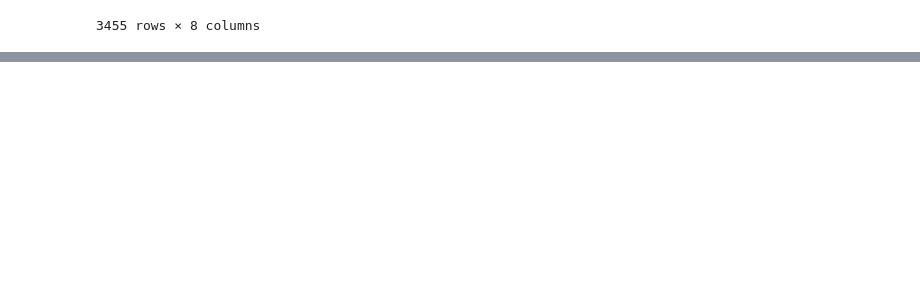
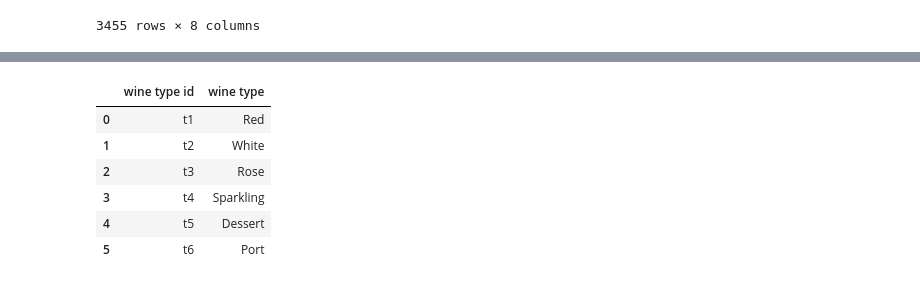
Before and after one commit to SantDRS/G3_Project3, a Jupyter notebook: starterCode.ipynb, the cells around one changed output, grey strips where cells are left out. Drawn from its saved outputs; the diff is of its cells as text; code cells hidden in the pictures; blank space fills up the shorter version.

```diff
--- a/starterCode.ipynb
+++ b/starterCode.ipynb
@@ -236,0 +276,13 @@ array(['Red', 'White', 'Rose', 'Sparkling', 'Dessert', 'Port'],
+# %%
+# creating a wineType_df
+wineTypeID = ['t'+str(id+1) for id in range(len(wineTypeList))]
+wineType_df = pd.DataFrame({'wine type id':wineTypeID,'wine type':wineTypeList})
+wineType_df
+# %% [output]
+|  | wine type id | wine type |
+| 0 | t1 | Red |
+| 1 | t2 | White |
+| 2 | t3 | Rose |
+| 3 | t4 | Sparkling |
+| 4 | t5 | Dessert |
+| 5 | t6 | Port |
```
Also changed, not shown: parts of 7 cells of this notebook.
